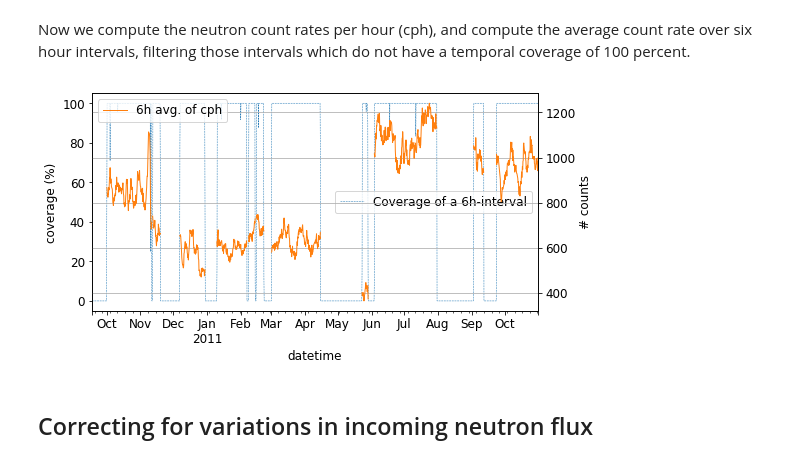
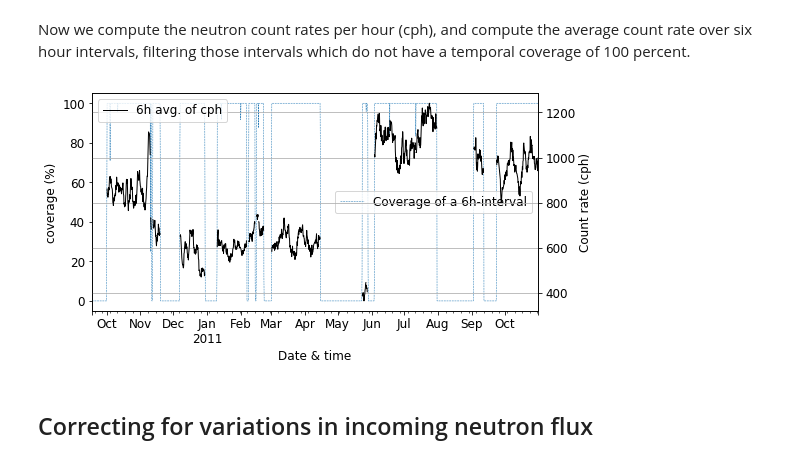
Before and after one commit to heistermann/cosmicsense, a Jupyter notebook: docs/source/notebooks/n_to_theta.ipynb, the cells around one changed output. Drawn from its saved outputs; the diff is of its cells as text; code cells hidden in the pictures.

```diff
--- a/docs/source/notebooks/n_to_theta.ipynb
+++ b/docs/source/notebooks/n_to_theta.ipynb
@@ -146,25 +145,23 @@ crns["n1crate"] = crns.n1c / (crns.numsecs_filt / 3600.)
 interval = 6 * 3600
 # Percent temporal coverage (sample seconds per target interval)
 crns_6h = pd.DataFrame( {"coverage": crns.numsecs_filt.resample("6H").sum() * 100 / interval})
-# Average count rate per target interval
+# Average count rate (in cph) per target interval
 crns_6h["n1crate"] = crns.n1crate.resample("6H").mean()
 # Set those intervals to NaN which do not have full coverage
-crns_6h["n1crate_filt"] = crns_6h["n1crate"]
-crns_6h.loc[crns_6h.coverage < 100, "n1crate_filt"] = np.nan
-# Integrate average count rate over target interval
-#crns_6h["n1c"] = crns_6h["n1crate_filt"] * interval
+crns_6h.loc[crns_6h.coverage < 100, "n1crate"] = np.nan
 # %%
 fig, ax = plt.subplots(figsize=(8,4))
 crns_6h.coverage.plot(label="Coverage of a 6h-interval", ls="dashed", lw=0.5)
 plt.ylabel("coverage (%)")
+plt.xlabel("Date & time")
 plt.legend()
-crns_6h.n1crate.plot(label="6h avg. of cph", secondary_y=True, lw=1)
+ax2 = ax.twinx()
+crns_6h.n1crate.plot(ax=ax2, label="6h avg. of cph", lw=1, color="black")
 plt.legend()
-plt.xlabel("Date & time")
-plt.ylabel("# counts")
+plt.ylabel("Count rate (cph)")
 plt.grid()
 # %% [output]
-[figure, old version]
+[figure, new version]
 # %% [markdown]
 ## Correcting for variations in incoming neutron flux
 # %% [markdown]
```
Also changed, not shown: parts of 16 cells of this notebook.
